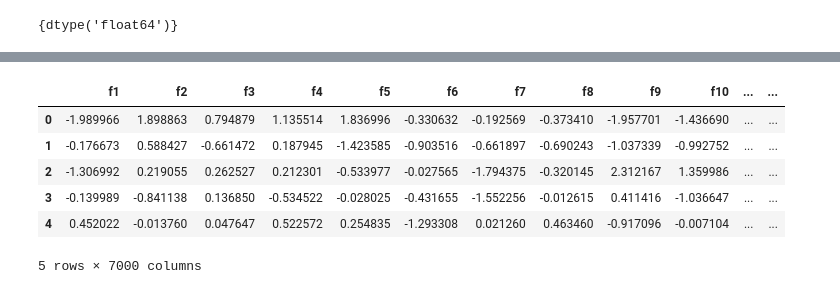
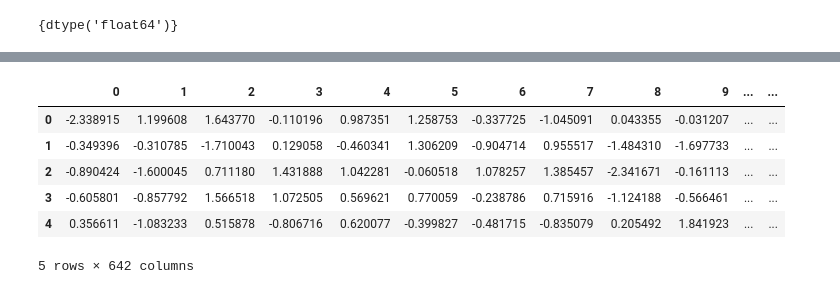
Before and after one commit to breno-aberle/data-mining-clustering-project, a Jupyter notebook: dm_project_code.ipynb, the cells around one changed output, grey strips where cells are left out. Cells and saved outputs as stored; diff of their text form; code cells hidden in the pictures.

Commit message:
K means clustering and preprocessing

```diff
--- a/dm_project_code.ipynb
+++ b/dm_project_code.ipynb
@@ -76,10 +51,12 @@ for col in genedata.columns[2:]:
+# %%
+genedata_reduced = preprocess(genedata, 2)
 # %%
-genedata_std.head()
+genedata_reduced.head()
 # %% [output]
-|  | f1 | f2 | f3 | f4 | f5 | f6 | f7 | f8 | f9 | f10 | ... | ... |
-| 0 | -1.989966 | 1.898863 | 0.794879 | 1.135514 | 1.836996 | -0.330632 | -0.192569 | -0.373410 | -1.957701 | -1.436690 | ... | ... |
-| 1 | -0.176673 | 0.588427 | -0.661472 | 0.187945 | -1.423585 | -0.903516 | -0.661897 | -0.690243 | -1.037339 | -0.992752 | ... | ... |
-| 2 | -1.306992 | 0.219055 | 0.262527 | 0.212301 | -0.533977 | -0.027565 | -1.794375 | -0.320145 | 2.312167 | 1.359986 | ... | ... |
-| 3 | -0.139989 | -0.841138 | 0.136850 | -0.534522 | -0.028025 | -0.431655 | -1.552256 | -0.012615 | 0.411416 | -1.036647 | ... | ... |
-| 4 | 0.452022 | -0.013760 | 0.047647 | 0.522572 | 0.254835 | -1.293308 | 0.021260 | 0.463460 | -0.917096 | -0.007104 | ... | ... |
+|  | 0 | 1 | 2 | 3 | 4 | 5 | 6 | 7 | 8 | 9 | ... | ... |
+| 0 | -2.338915 | 1.199608 | 1.643770 | -0.110196 | 0.987351 | 1.258753 | -0.337725 | -1.045091 | 0.043355 | -0.031207 | ... | ... |
+| 1 | -0.349396 | -0.310785 | -1.710043 | 0.129058 | -0.460341 | 1.306209 | -0.904714 | 0.955517 | -1.484310 | -1.697733 | ... | ... |
+| 2 | -0.890424 | -1.600045 | 0.711180 | 1.431888 | 1.042281 | -0.060518 | 1.078257 | 1.385457 | -2.341671 | -0.161113 | ... | ... |
+| 3 | -0.605801 | -0.857792 | 1.566518 | 1.072505 | 0.569621 | 0.770059 | -0.238786 | 0.715916 | -1.124188 | -0.566461 | ... | ... |
+| 4 | 0.356611 | -1.083233 | 0.515878 | -0.806716 | 0.620077 | -0.399827 | -0.481715 | -0.835079 | 0.205492 | 1.841923 | ... | ... |
-5 rows × 7000 columns
+5 rows × 642 columns
```
Also changed, not shown: parts of 15 cells of this notebook, 2 other files.
